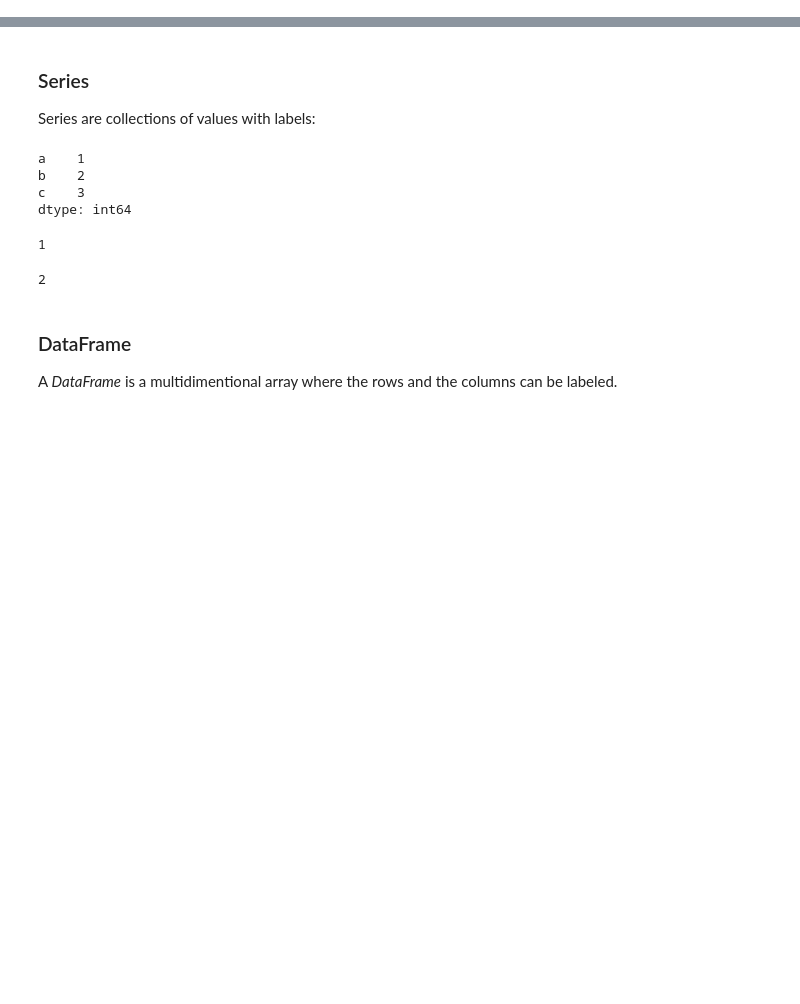
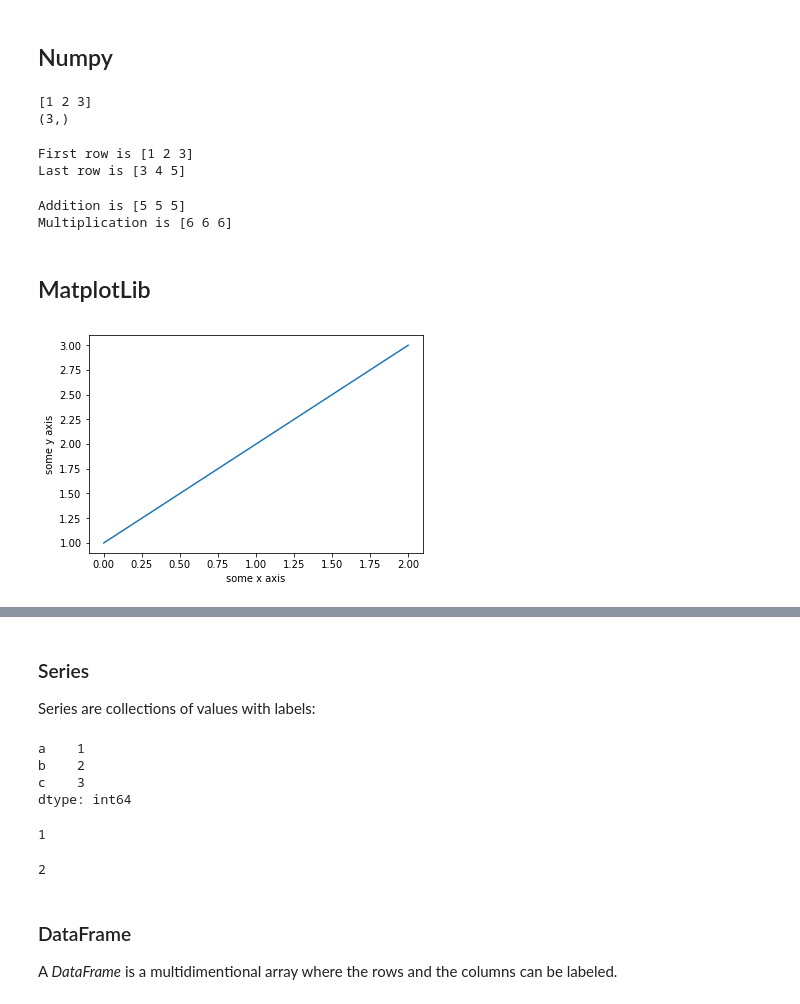
Before and after one commit to dielsonsales/Machine-Learning-Playground, a Jupyter notebook: Machine Learning Experiments.ipynb, the cells around one changed output, grey strips where cells are left out. Cells and saved outputs as stored; diff of their text form; code cells hidden in the pictures; blank space fills up the shorter version.

```diff
--- a/Machine Learning Experiments.ipynb
+++ b/Machine Learning Experiments.ipynb
@@ -3,0 +5,36 @@ import pandas
+# %% [markdown]
+## Numpy
+# %%
+my_list = [1, 2, 3]
+my_array = numpy.array(my_list)
+print(my_array)
+print(my_array.shape)
+# %% [output]
+[1 2 3]
+(3,)
+# %%
+my_list = [[1, 2, 3], [3, 4, 5]]
+my_array = numpy.array(my_list)
+print('First row is %s' % my_array[0])
+print('Last row is %s' % my_array[-1])
+# %% [output]
+First row is [1 2 3]
+Last row is [3 4 5]
+# %%
+my_array1 = numpy.array([2, 2, 2])
+my_array2 = numpy.array([3, 3, 3])
+print('Addition is %s' % (my_array1 + my_array2))
+print('Multiplication is %s' % (my_array1 * my_array2))
+# %% [output]
+Addition is [5 5 5]
+Multiplication is [6 6 6]
+# %% [markdown]
+## MatplotLib
+# %%
+my_array = numpy.array([1, 2, 3])
+plt.plot(my_array)
+plt.xlabel('some x axis')
+plt.ylabel('some y axis')
+plt.show()
+# %% [output]
+[figure, added]
```
Also changed, not shown: parts of 41 cells of this notebook, 1 other file.
